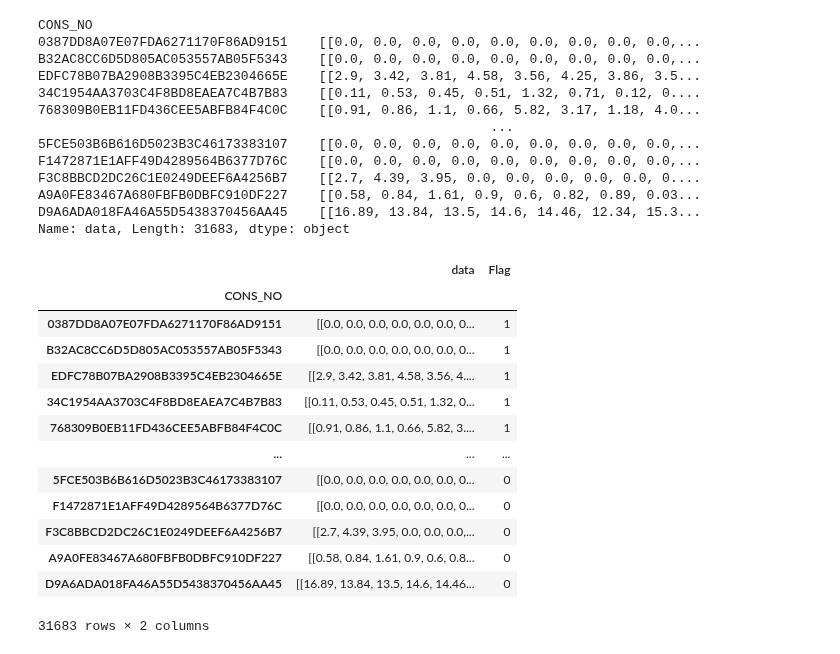
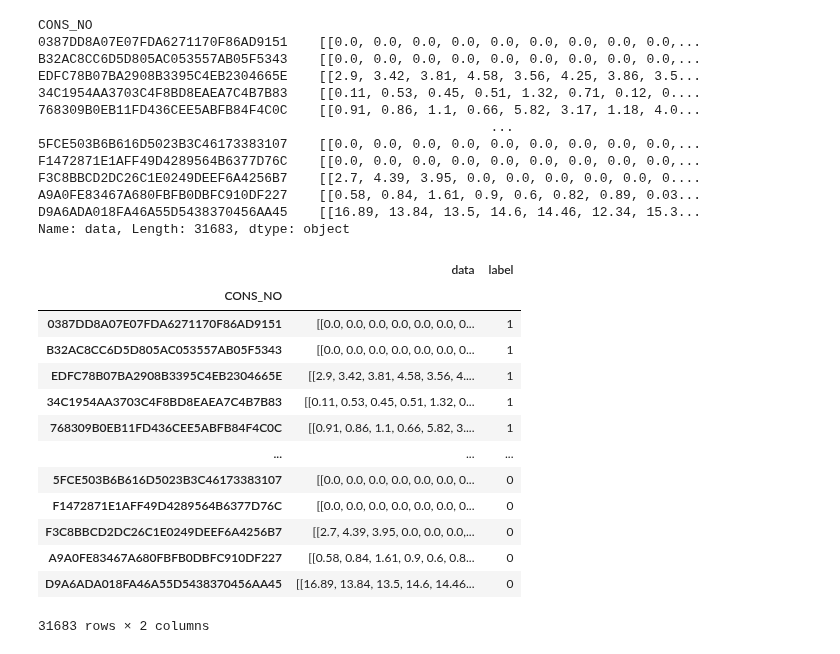
Before and after one commit to d41sys/electric-theft-detection, a Jupyter notebook: notebooks/preprocessing.ipynb, the cells around one changed output. Saved outputs shown, nothing was run; the diff lists cells and outputs as text; code cells hidden in the pictures.

```diff
--- a/notebooks/preprocessing.ipynb
+++ b/notebooks/preprocessing.ipynb
@@ -155,10 +152,10 @@ D9A6ADA018FA46A55D5438370456AA45    [[16.89, 13.84, 13.5, 14.6, 14.46, 12.34, 15
 Name: data, Length: 31683, dtype: object
 # %%
 df_dpr = data.to_frame()
-df_dpr['Flag'] = df_filled['FLAG']
+df_dpr['label'] = df_filled['FLAG']
 df_dpr
 # %% [output]
-|  | data | Flag |
+|  | data | label |
 | CONS_NO |  |  |
 | 0387DD8A07E07FDA6271170F86AD9151 | [[0.0, 0.0, 0.0, 0.0, 0.0, 0.0, 0... | 1 |
 | B32AC8CC6D5D805AC053557AB05F5343 | [[0.0, 0.0, 0.0, 0.0, 0.0, 0.0, 0... | 1 |
```
Also changed, not shown: parts of 7 cells of this notebook, 5 other files.
